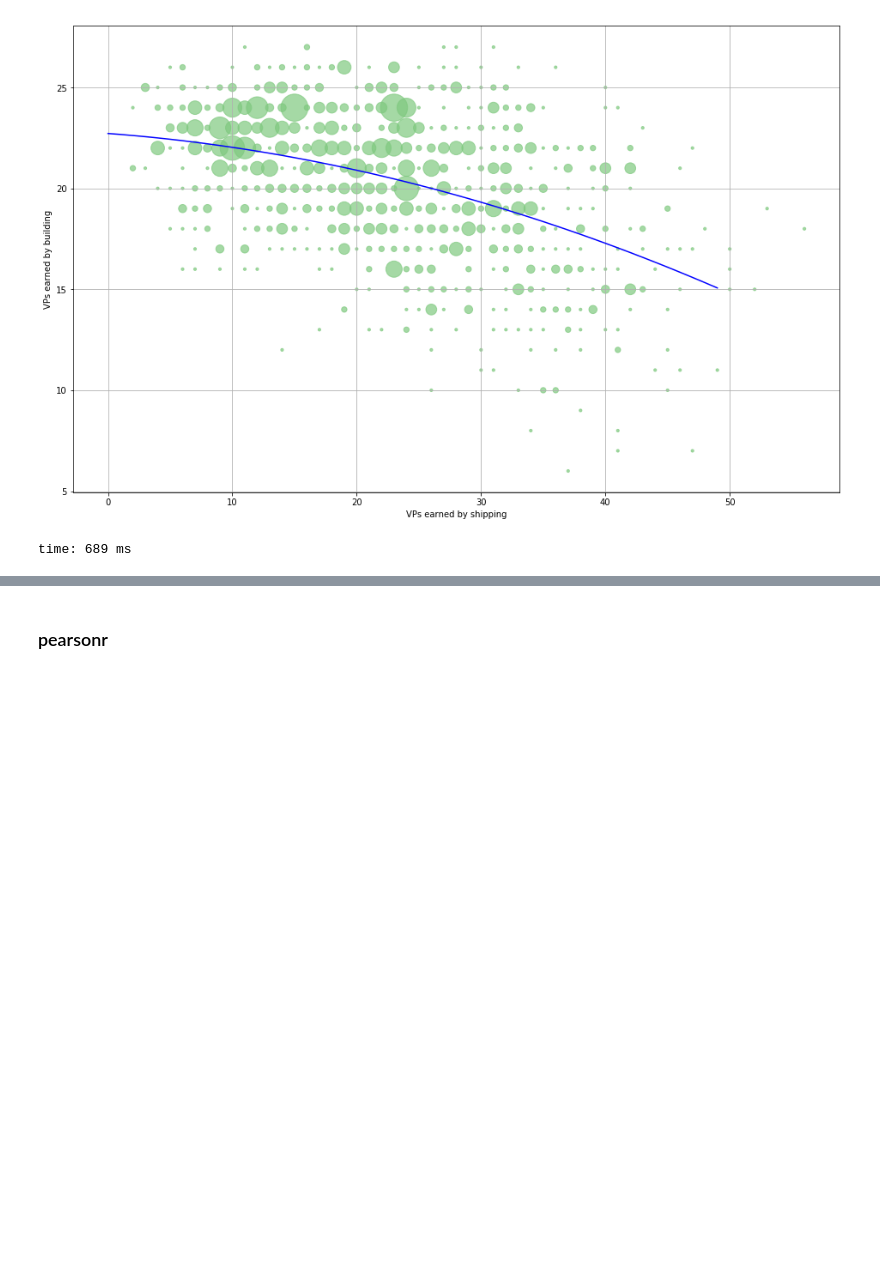
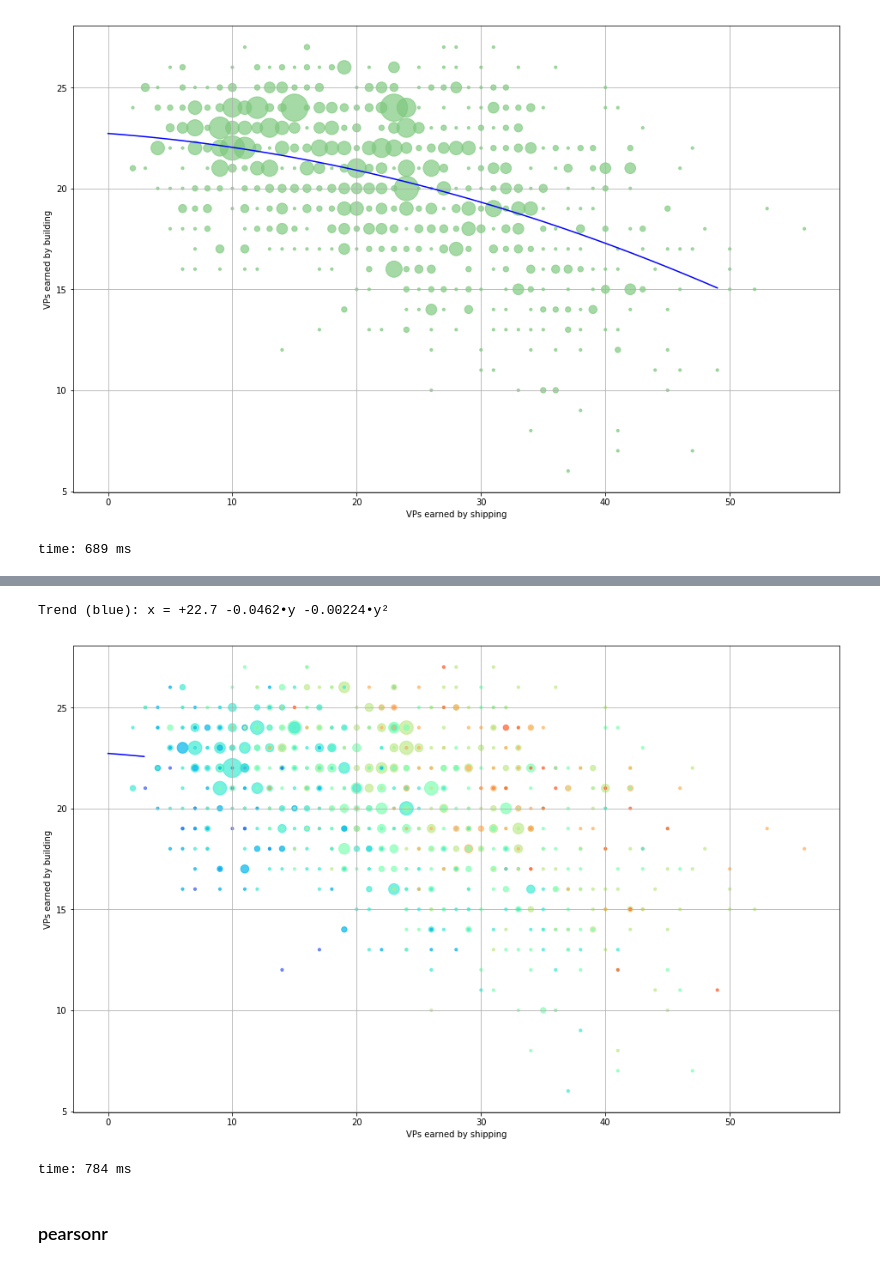
Before and after one commit to xiwix/binder, a Jupyter notebook: bga.puertorico.analyze.ipynb, the cells around one changed output, grey strips where cells are left out. Drawn from its saved outputs; the diff is of its cells as text; code cells hidden in the pictures; blank space fills up the shorter version.

```diff
--- a/bga.puertorico.analyze.ipynb
+++ b/bga.puertorico.analyze.ipynb
@@ -300,3 +316,22 @@ time: 689 ms
+# %%
+d = list(zip(*[(v*v*10, *k) for k,v in collections.Counter(dd).items()]))
+fig, ax = plt.subplots()
+ax.scatter(d[1], d[2], c=d[3], s=d[0], alpha=0.7, cmap=plt.get_cmap('rainbow'))
+ax.grid(True)
+ax.set_xlabel(player_stats['10'])
+ax.set_ylabel(player_stats['11'])
+
+trend = poly.polyfit(np.array(t[0]), np.array(t[1]), 2)
+print('Trend (blue): x = {:+.3} {:+.3}\u2022y {:+.3}\u2022y\u00b2'.format(*trend))
+lx = np.array(range(30))/10
+ly = poly.polyval(lx, trend)
+ax.plot(lx, ly, 'b')
+
+plt.show()
+# %% [output]
+Trend (blue): x = +22.7 -0.0462•y -0.00224•y²
+[figure, added]
+time: 784 ms
 # %%
 dd = [(
 #     int(p['rank']),
```
Also changed, not shown: parts of 2 cells of this notebook.
